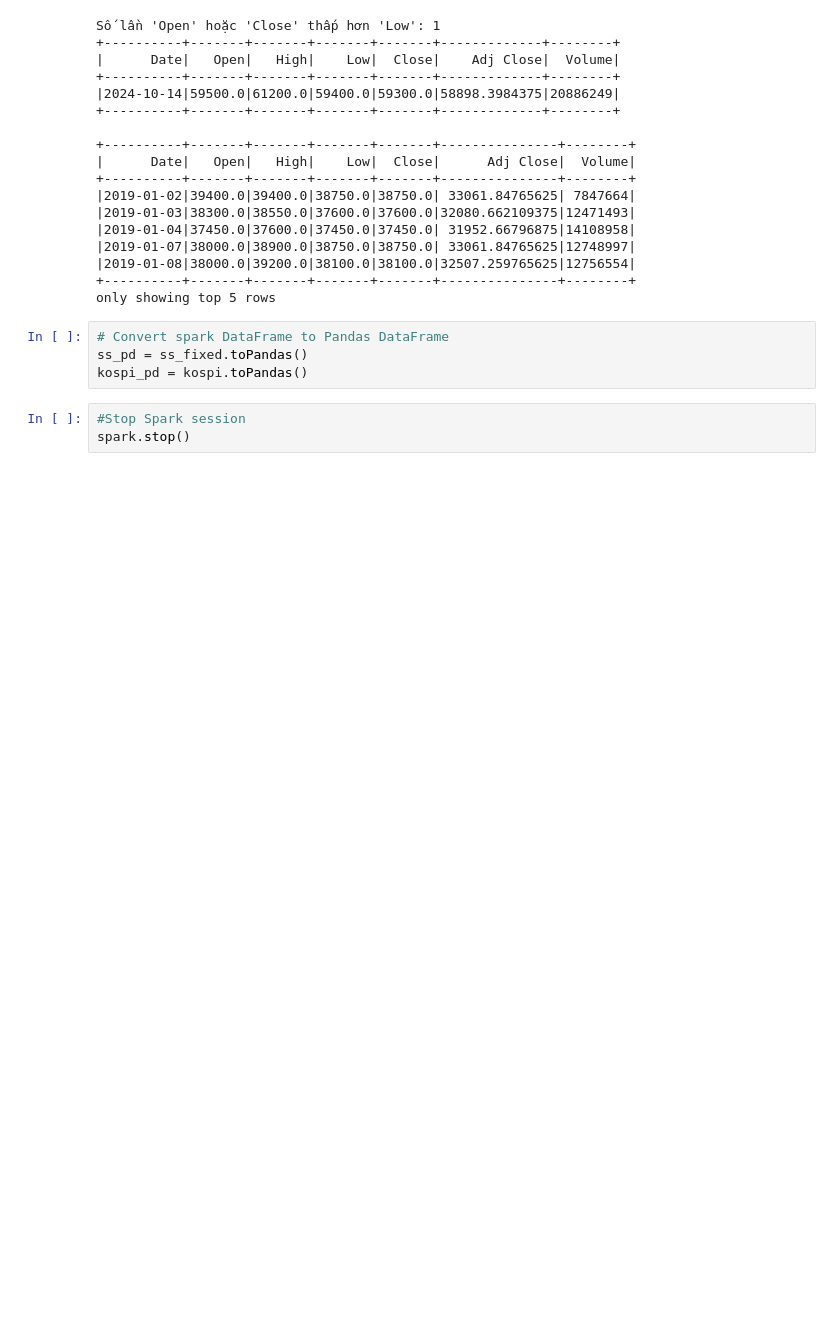
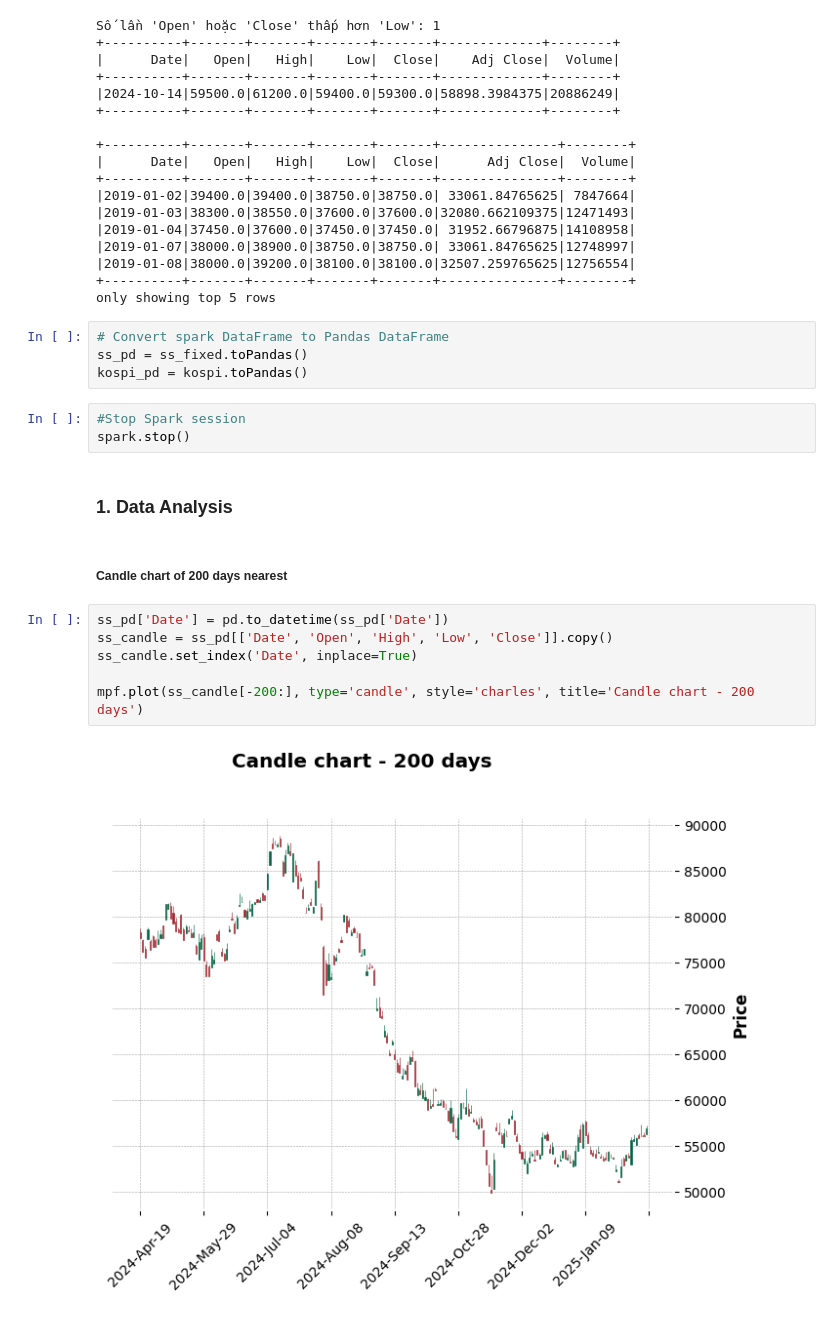
Before and after one commit to BIGDATA-GROUP-4/Samsung-Stock-Price, a Jupyter notebook: Samsung_stockprice.ipynb, the cells around one changed output. Drawn from its saved outputs; the diff is of its cells as text; blank space fills up the shorter version.

Commit message:
add candle, line return, return distribution and stacked bar chart

```diff
--- a/Samsung_stockprice.ipynb
+++ b/Samsung_stockprice.ipynb
@@ -107,3 +107,15 @@ kospi_pd = kospi.toPandas()
 # %%
 #Stop Spark session
 spark.stop()
+# %% [markdown]
+### **1. Data Analysis**
+# %% [markdown]
+##### Candle chart of 200 days nearest
+# %%
+ss_pd['Date'] = pd.to_datetime(ss_pd['Date'])
+ss_candle = ss_pd[['Date', 'Open', 'High', 'Low', 'Close']].copy()
+ss_candle.set_index('Date', inplace=True)
+
+mpf.plot(ss_candle[-200:], type='candle', style='charles', title='Candle chart - 200 days')
+# %% [output]
+[figure, added]
```
Also changed, not shown: parts of 6 cells of this notebook.
